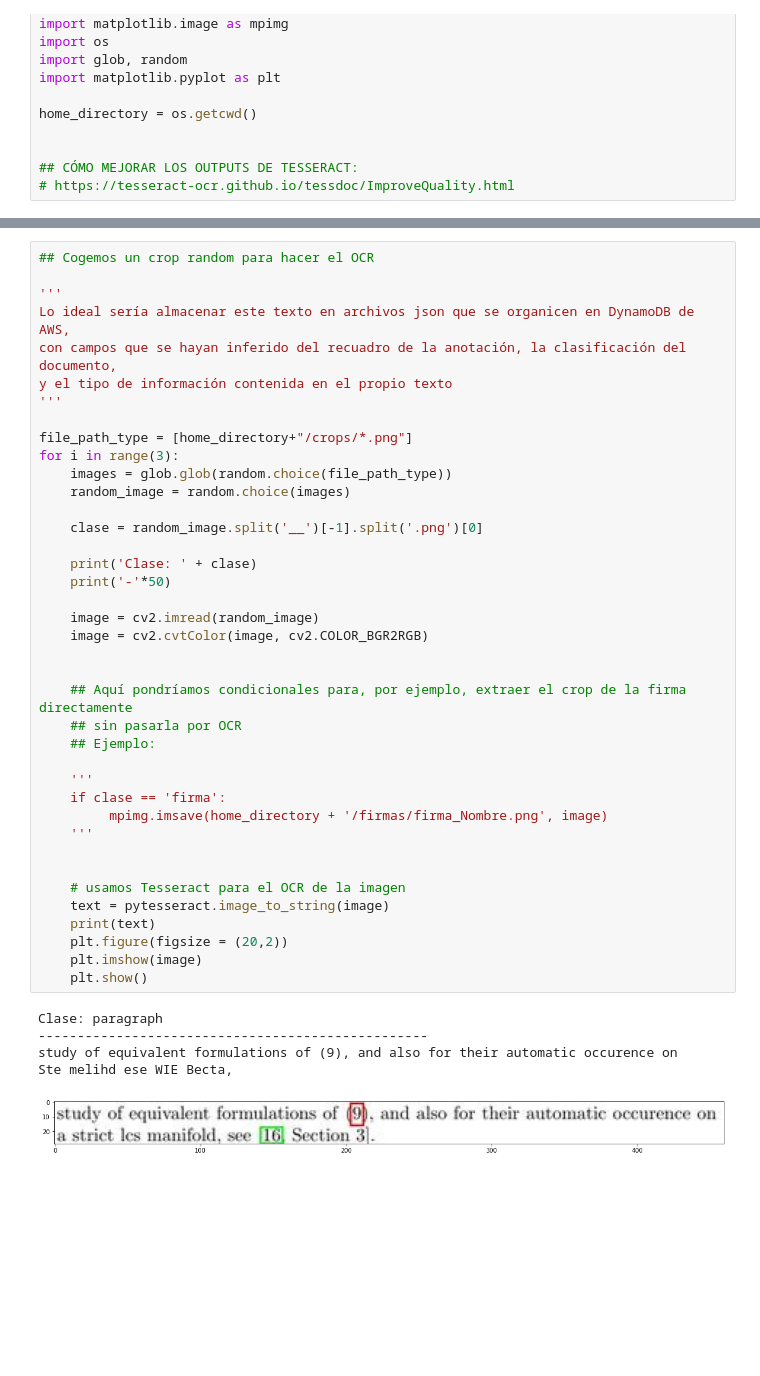
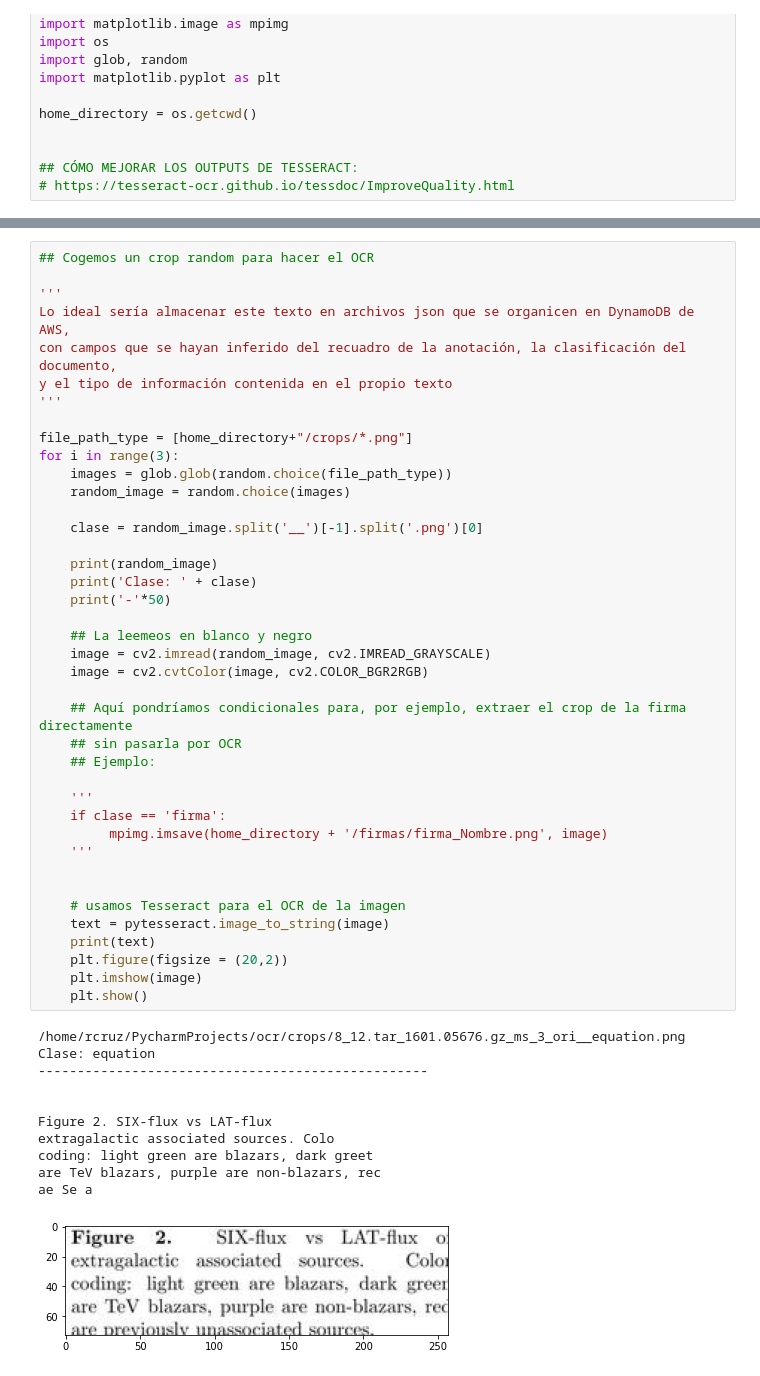
Before and after one commit to rcruzgar/ocr, a Jupyter notebook: 3_character_recognition.ipynb, the cells around one changed output, grey strips where cells are left out. Saved outputs shown, nothing was run; the diff lists cells and outputs as text; blank space fills up the shorter version.

```diff
--- a/3_character_recognition.ipynb
+++ b/3_character_recognition.ipynb
@@ -36,36 +34,43 @@ y el tipo de información contenida en el propio texto
 file_path_type = [home_directory+"/crops/*.png"]
 for i in range(3):
     images = glob.glob(random.choice(file_path_type))
     random_image = random.choice(images)
 
     clase = random_image.split('__')[-1].split('.png')[0]
 
+    print(random_image)
     print('Clase: ' + clase)
     print('-'*50)
 
-    image = cv2.imread(random_image)
+    ## La leemeos en blanco y negro
+    image = cv2.imread(random_image, cv2.IMREAD_GRAYSCALE)
     image = cv2.cvtColor(image, cv2.COLOR_BGR2RGB)
-
 
     ## Aquí pondríamos condicionales para, por ejemplo, extraer el crop de la firma directamente
     ## sin pasarla por OCR
     ## Ejemplo:
 
     '''
     if clase == 'firma':
          mpimg.imsave(home_directory + '/firmas/firma_Nombre.png', image)
     '''
 
 
     # usamos Tesseract para el OCR de la imagen
     text = pytesseract.image_to_string(image)
     print(text)
     plt.figure(figsize = (20,2))
     plt.imshow(image)
     plt.show()
 # %% [output]
-Clase: paragraph
+/home/rcruz/PycharmProjects/ocr/crops/8_12.tar_1601.05676.gz_ms_3_ori__equation.png
+Clase: equation
 --------------------------------------------------
-study of equivalent formulations of (9), and also for their automatic occurence on
-Ste melihd ese WIE Becta,
+
+
+Figure 2. SIX-flux vs LAT-flux
+extragalactic associated sources. Colo
+coding: light green are blazars, dark greet
+are TeV blazars, purple are non-blazars, rec
+ae Se a
-[figure, old version]
+[figure, new version]
```
Also changed, not shown: parts of 5 cells of this notebook.
